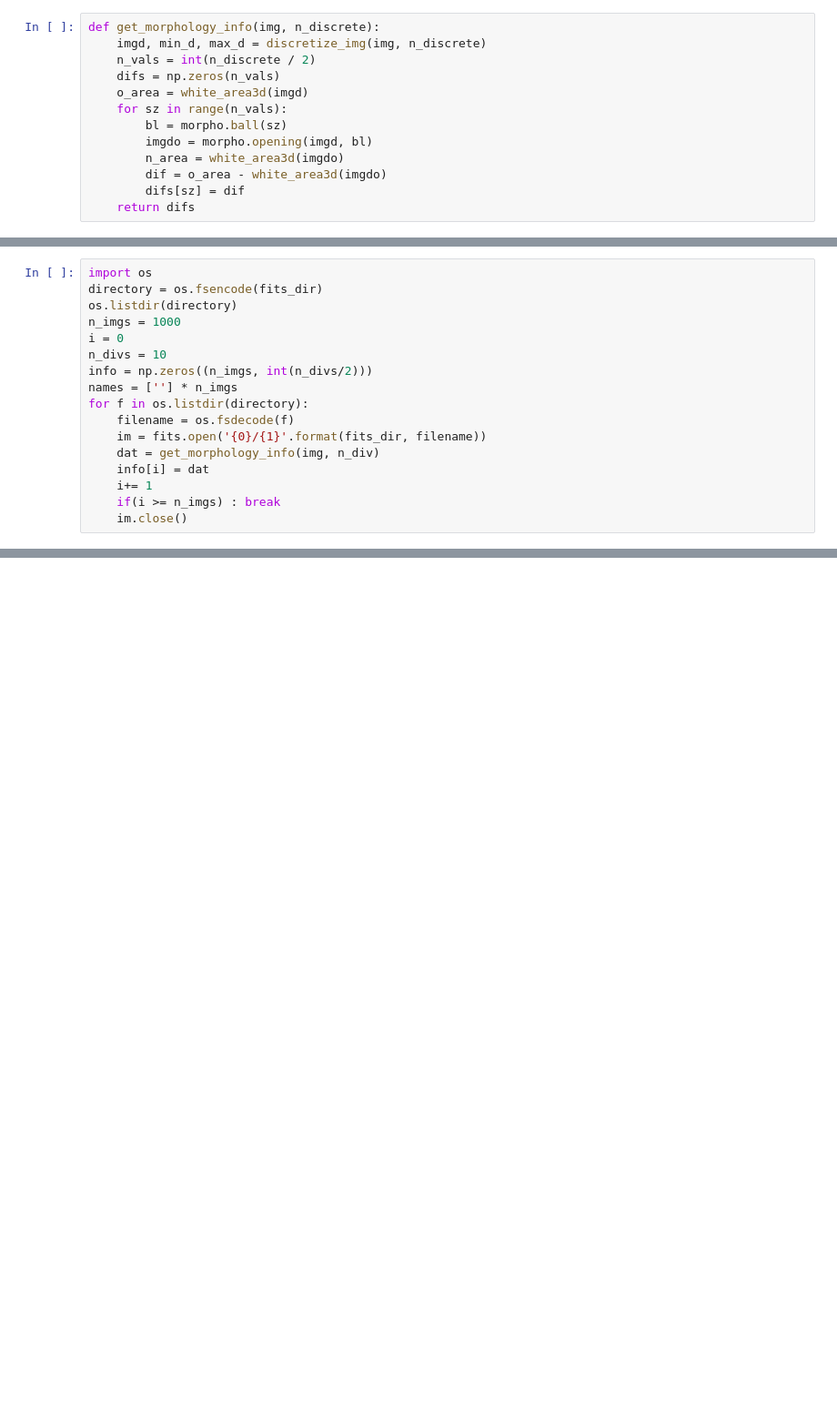
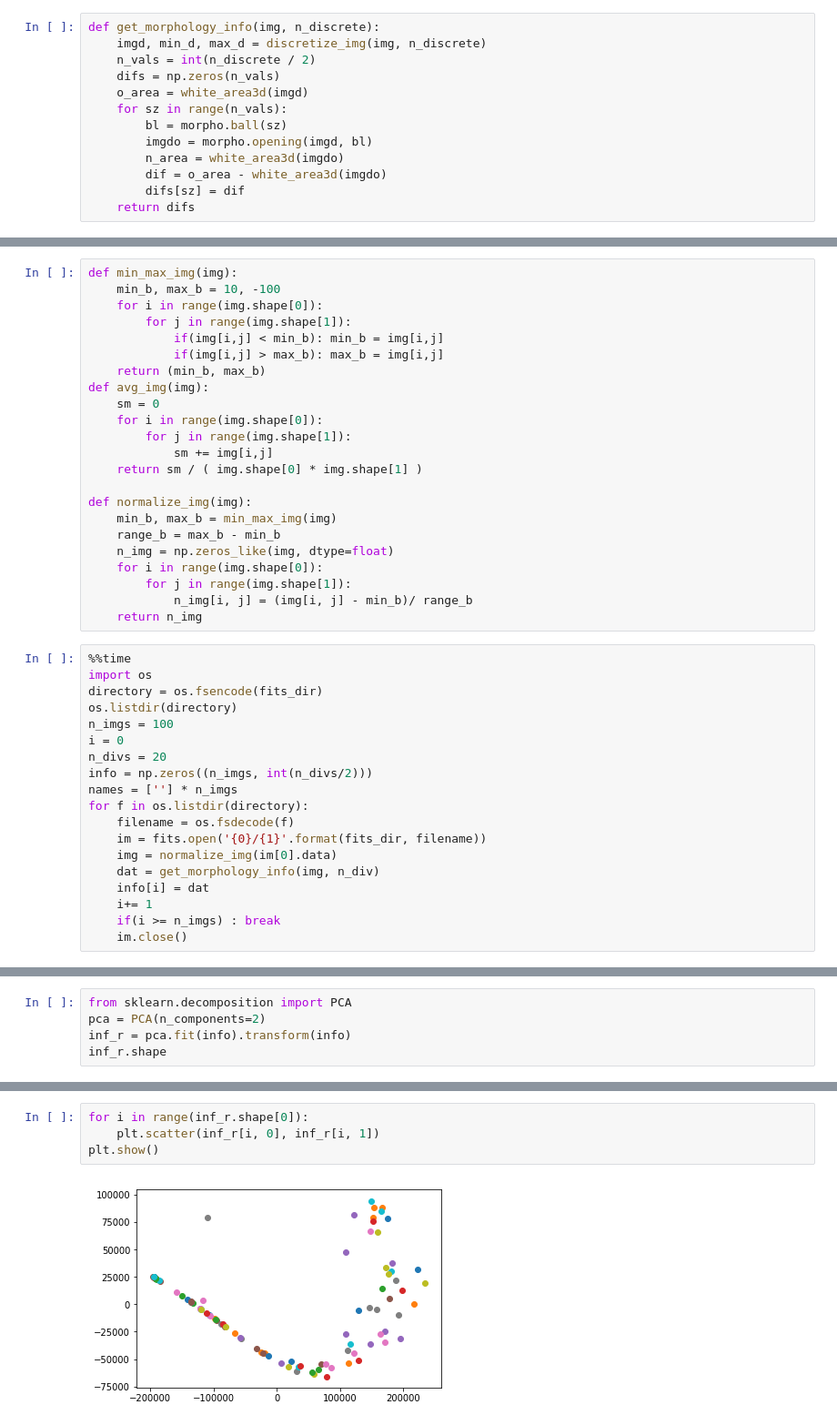
Before and after one commit to nottu/verano, a Jupyter notebook: notebook/morpho.ipynb, the cells around one changed output, grey strips where cells are left out. Shown at 91% size. Drawn from its saved outputs; the diff is of its cells as text; blank space fills up the shorter version.

```diff
--- a/notebook/morpho.ipynb
+++ b/notebook/morpho.ipynb
@@ -225,15 +229,40 @@ Wall time: 535 ms
+# %%
+def min_max_img(img):
+    min_b, max_b = 10, -100
+    for i in range(img.shape[0]):
+        for j in range(img.shape[1]):
+            if(img[i,j] < min_b): min_b = img[i,j]
+            if(img[i,j] > max_b): max_b = img[i,j]
+    return (min_b, max_b)
+def avg_img(img):
+    sm = 0
+    for i in range(img.shape[0]):
+        for j in range(img.shape[1]):
+            sm += img[i,j]
+    return sm / ( img.shape[0] * img.shape[1] )
+
+def normalize_img(img):
+    min_b, max_b = min_max_img(img)
+    range_b = max_b - min_b
+    n_img = np.zeros_like(img, dtype=float)
+    for i in range(img.shape[0]):
+        for j in range(img.shape[1]):
+            n_img[i, j] = (img[i, j] - min_b)/ range_b
+    return n_img
 # %%
+%%time
 import os
 directory = os.fsencode(fits_dir)
 os.listdir(directory)
-n_imgs = 1000
+n_imgs = 100
 i = 0
-n_divs = 10
+n_divs = 20
 info = np.zeros((n_imgs, int(n_divs/2)))
 names = [''] * n_imgs
 for f in os.listdir(directory):
     filename = os.fsdecode(f)
     im = fits.open('{0}/{1}'.format(fits_dir, filename))
+    img = normalize_img(im[0].data)
     dat = get_morphology_info(img, n_div)
     info[i] = dat
     i+= 1
@@ -241,0 +274,5 @@ for f in os.listdir(directory):
+# %%
+from sklearn.decomposition import PCA
+pca = PCA(n_components=2)
+inf_r = pca.fit(info).transform(info)
+inf_r.shape
@@ -241,0 +281,6 @@ for f in os.listdir(directory):
+# %%
+for i in range(inf_r.shape[0]):
+    plt.scatter(inf_r[i, 0], inf_r[i, 1])
+plt.show()
+# %% [output]
+[figure, added]
```
Also changed, not shown: parts of 7 cells of this notebook, 3 other files.
